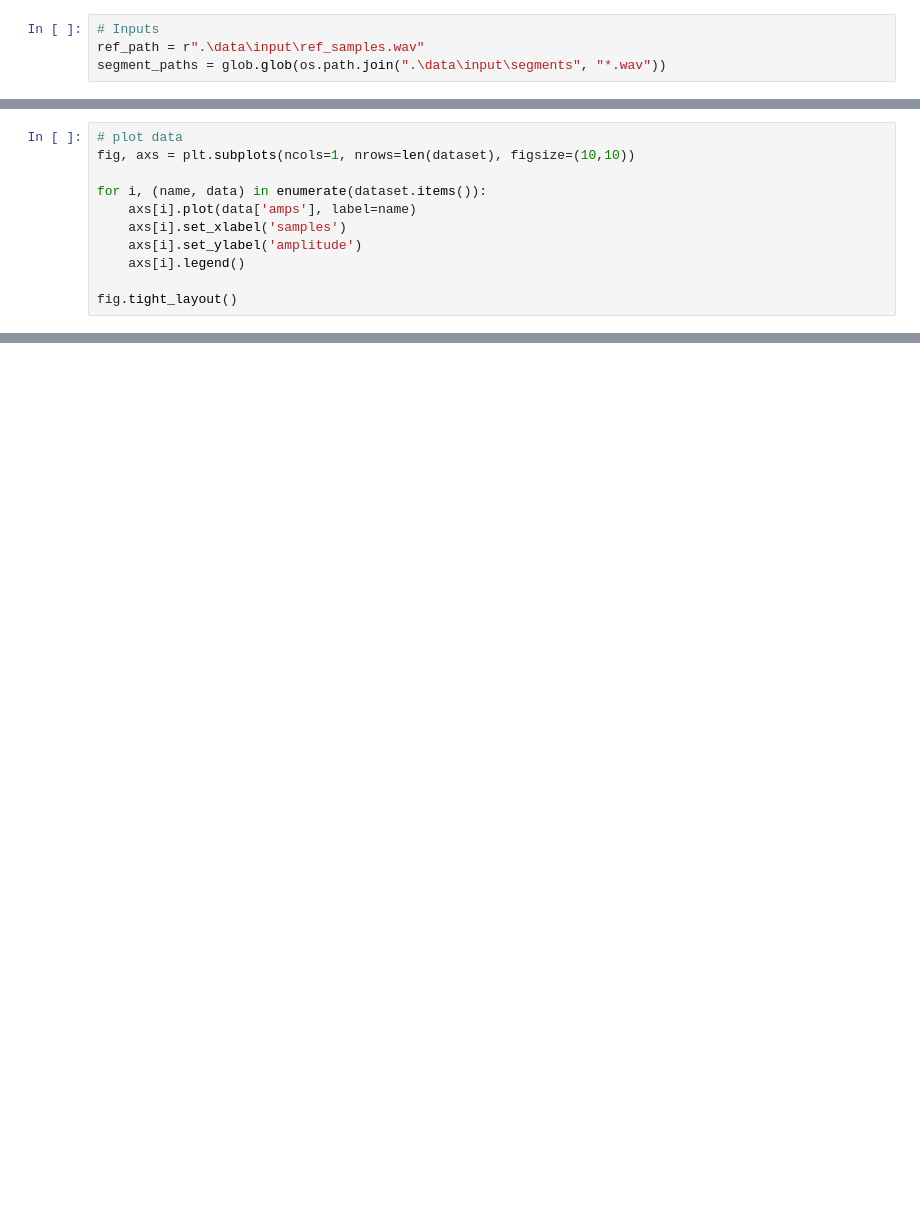
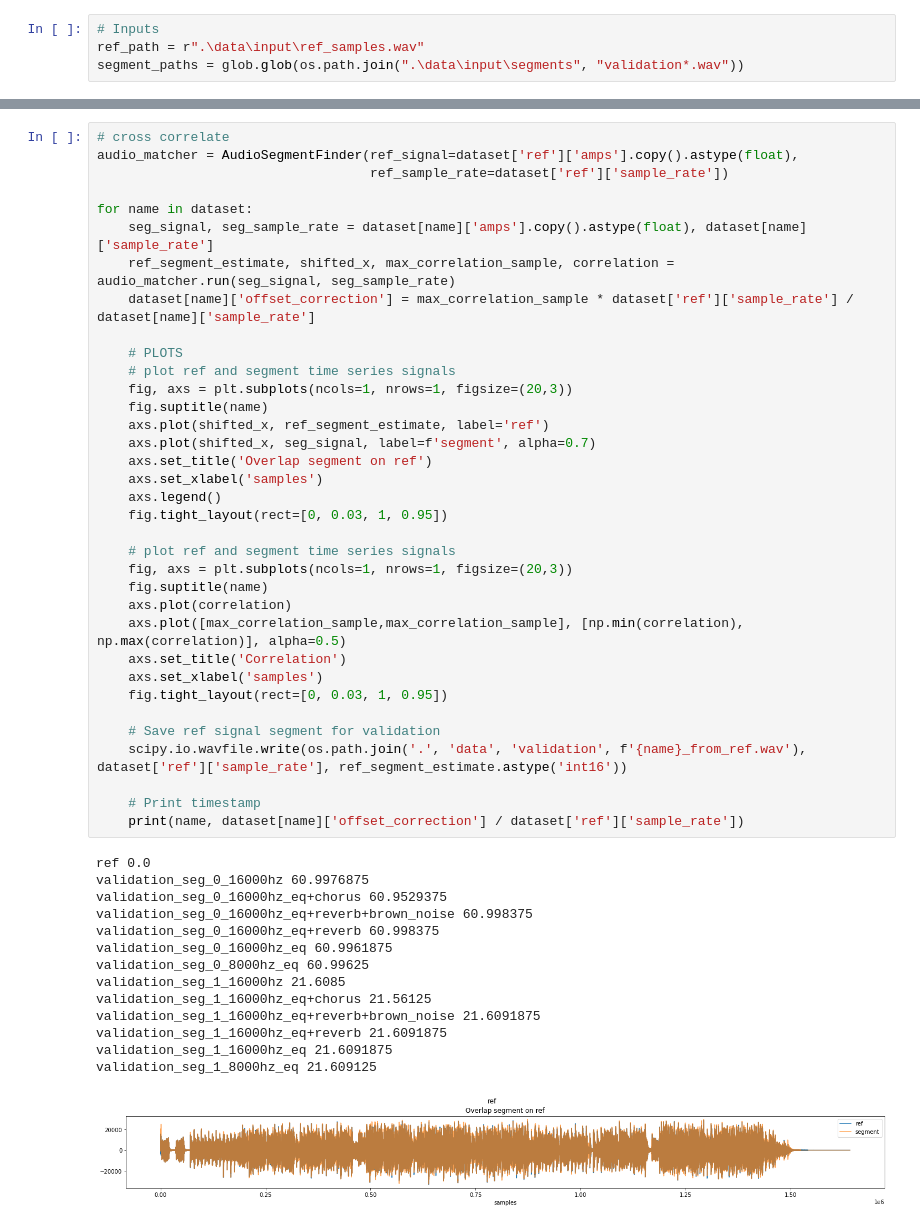
Before and after one commit to blankr3/joytunes_ex, a Jupyter notebook: find_audio_segment.ipynb, the cells around one changed output, grey strips where cells are left out. Cells and saved outputs as stored; diff of their text form; blank space fills up the shorter version.

```diff
--- a/find_audio_segment.ipynb
+++ b/find_audio_segment.ipynb
@@ -10,7 +14,7 @@ import matplotlib.pyplot as plt
 # %%
 # Inputs
 ref_path = r".\data\input\ref_samples.wav"
-segment_paths = glob.glob(os.path.join(".\data\input\segments", "*.wav"))
+segment_paths = glob.glob(os.path.join(".\data\input\segments", "validation*.wav"))
 # %%
 # Load data
 dataset = dict()
@@ -23,11 +30,0 @@ for p in tqdm(segment_paths):  # load segments data
-# %%
-# plot data
-fig, axs = plt.subplots(ncols=1, nrows=len(dataset), figsize=(10,10))
-
-for i, (name, data) in enumerate(dataset.items()):
-    axs[i].plot(data['amps'], label=name)
-    axs[i].set_xlabel('samples')
-    axs[i].set_ylabel('amplitude')
-    axs[i].legend()
-
-fig.tight_layout()
@@ -72,0 +78,50 @@ for name in dataset:
+# %%
+# cross correlate
+audio_matcher = AudioSegmentFinder(ref_signal=dataset['ref']['amps'].copy().astype(float),
+                                   ref_sample_rate=dataset['ref']['sample_rate'])
+
+for name in dataset:
+    seg_signal, seg_sample_rate = dataset[name]['amps'].copy().astype(float), dataset[name]['sample_rate']
+    ref_segment_estimate, shifted_x, max_correlation_sample, correlation = audio_matcher.run(seg_signal, seg_sample_rate)
+    dataset[name]['offset_correction'] = max_correlation_sample * dataset['ref']['sample_rate'] / dataset[name]['sample_rate']
+
+    # PLOTS
+    # plot ref and segment time series signals
+    fig, axs = plt.subplots(ncols=1, nrows=1, figsize=(20,3))
+    fig.suptitle(name)
+    axs.plot(shifted_x, ref_segment_estimate, label='ref')
+    axs.plot(shifted_x, seg_signal, label=f'segment', alpha=0.7)
+    axs.set_title('Overlap segment on ref')
+    axs.set_xlabel('samples')
+    axs.legend()
+    fig.tight_layout(rect=[0, 0.03, 1, 0.95])
+
+    # plot ref and segment time series signals
+    fig, axs = plt.subplots(ncols=1, nrows=1, figsize=(20,3))
+    fig.suptitle(name)
+    axs.plot(correlation)
+    axs.plot([max_correlation_sample,max_correlation_sample], [np.min(correlation), np.max(correlation)], alpha=0.5)
+    axs.set_title('Correlation')
+    axs.set_xlabel('samples')
+    fig.tight_layout(rect=[0, 0.03, 1, 0.95])
+
+    # Save ref signal segment for validation
+    scipy.io.wavfile.write(os.path.join('.', 'data', 'validation', f'{name}_from_ref.wav'), dataset['ref']['sample_rate'], ref_segment_estimate.astype('int16'))
+
+    # Print timestamp
+    print(name, dataset[name]['offset_correction'] / dataset['ref']['sample_rate'])
+# %% [output]
+ref 0.0
+validation_seg_0_16000hz 60.9976875
+validation_seg_0_16000hz_eq+chorus 60.9529375
+validation_seg_0_16000hz_eq+reverb+brown_noise 60.998375
+validation_seg_0_16000hz_eq+reverb 60.998375
+validation_seg_0_16000hz_eq 60.9961875
+validation_seg_0_8000hz_eq 60.99625
+validation_seg_1_16000hz 21.6085
+validation_seg_1_16000hz_eq+chorus 21.56125
+validation_seg_1_16000hz_eq+reverb+brown_noise 21.6091875
+validation_seg_1_16000hz_eq+reverb 21.6091875
+validation_seg_1_16000hz_eq 21.6091875
+validation_seg_1_8000hz_eq 21.609125
+[figure, added]
```
Also changed, not shown: parts of 6 cells of this notebook, 36 other files.
